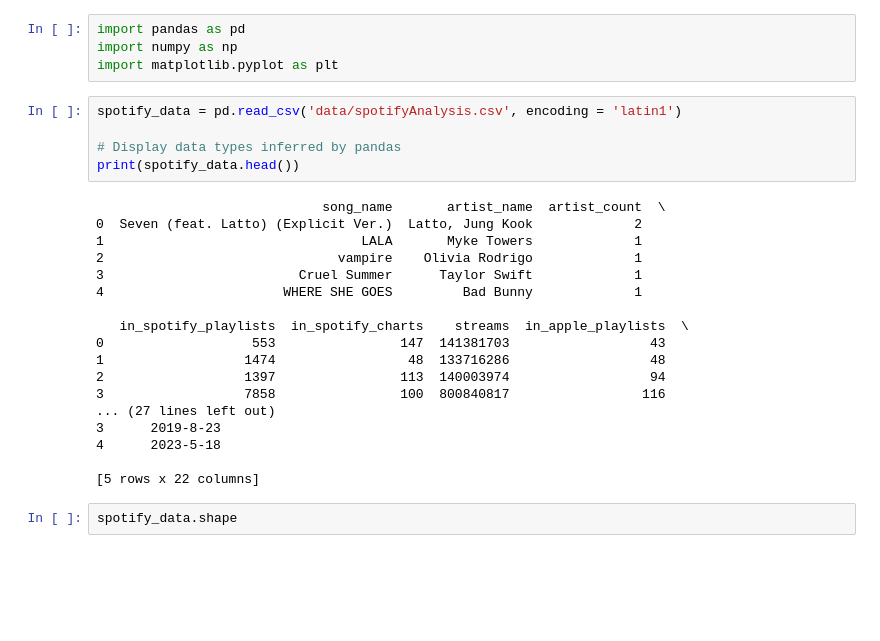
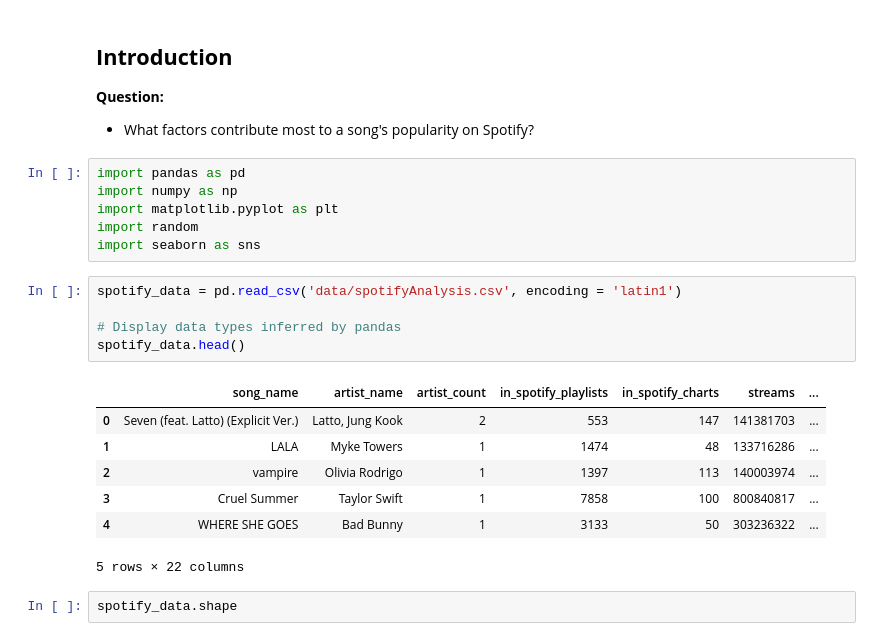
Before and after one commit to low122/Spotify-music-trend, a Jupyter notebook: spotifyAnalysis.ipynb, the cells around one changed output. Saved outputs shown, nothing was run; the diff lists cells and outputs as text; blank space fills up the shorter version.

```diff
--- a/spotifyAnalysis.ipynb
+++ b/spotifyAnalysis.ipynb
@@ -1,30 +1,28 @@
+# %% [markdown]
+**Introduction**
+-
+
+**Question:**
+- What factors contribute most to a song's popularity on Spotify?
 # %%
 import pandas as pd
 import numpy as np
 import matplotlib.pyplot as plt
+import random
+import seaborn as sns
 # %%
 spotify_data = pd.read_csv('data/spotifyAnalysis.csv', encoding = 'latin1')
 
 # Display data types inferred by pandas
-print(spotify_data.head())
+spotify_data.head()
 # %% [output]
+|  | song_name | artist_name | artist_count | in_spotify_playlists | in_spotify_charts | streams | ... |
+| 0 | Seven (feat. Latto) (Explicit Ver.) | Latto, Jung Kook | 2 | 553 | 147 | 141381703 | ... |
+| 1 | LALA | Myke Towers | 1 | 1474 | 48 | 133716286 | ... |
+| 2 | vampire | Olivia Rodrigo | 1 | 1397 | 113 | 140003974 | ... |
+| 3 | Cruel Summer | Taylor Swift | 1 | 7858 | 100 | 800840817 | ... |
+| 4 | WHERE SHE GOES | Bad Bunny | 1 | 3133 | 50 | 303236322 | ... |
-                             song_name       artist_name  artist_count  \
-0  Seven (feat. Latto) (Explicit Ver.)  Latto, Jung Kook             2
-1                                 LALA       Myke Towers             1
-2                              vampire    Olivia Rodrigo             1
-3                         Cruel Summer      Taylor Swift             1
-4                       WHERE SHE GOES         Bad Bunny             1
-
-   in_spotify_playlists  in_spotify_charts    streams  in_apple_playlists  \
-0                   553                147  141381703                  43
-1                  1474                 48  133716286                  48
-2                  1397                113  140003974                  94
-3                  7858                100  800840817                 116
-... (27 lines left out)
-3      2019-8-23
-4      2023-5-18
-
-[5 rows x 22 columns]
+5 rows × 22 columns
 # %%
 spotify_data.shape
 # %% [output]
```
Also changed, not shown: parts of 29 cells of this notebook.
